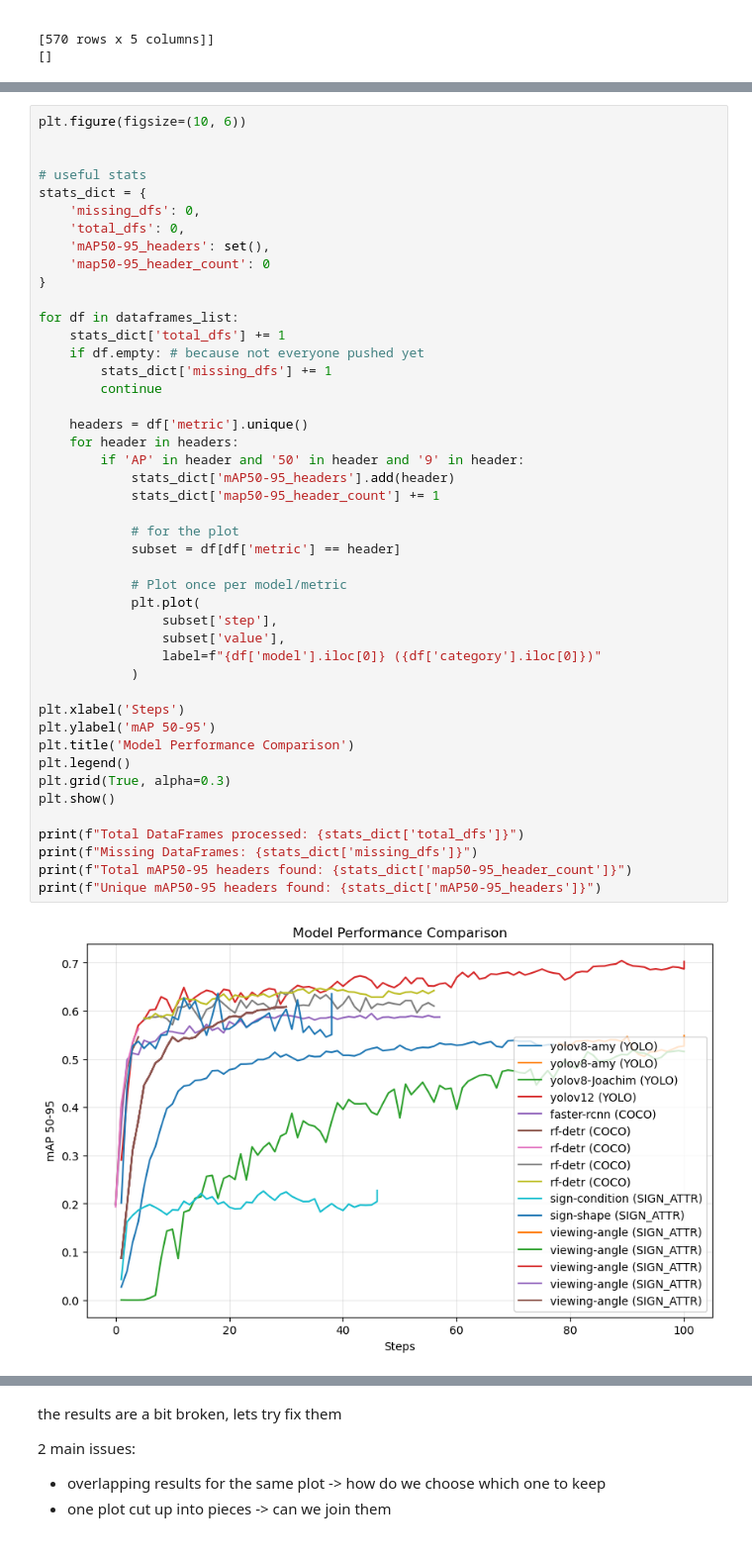
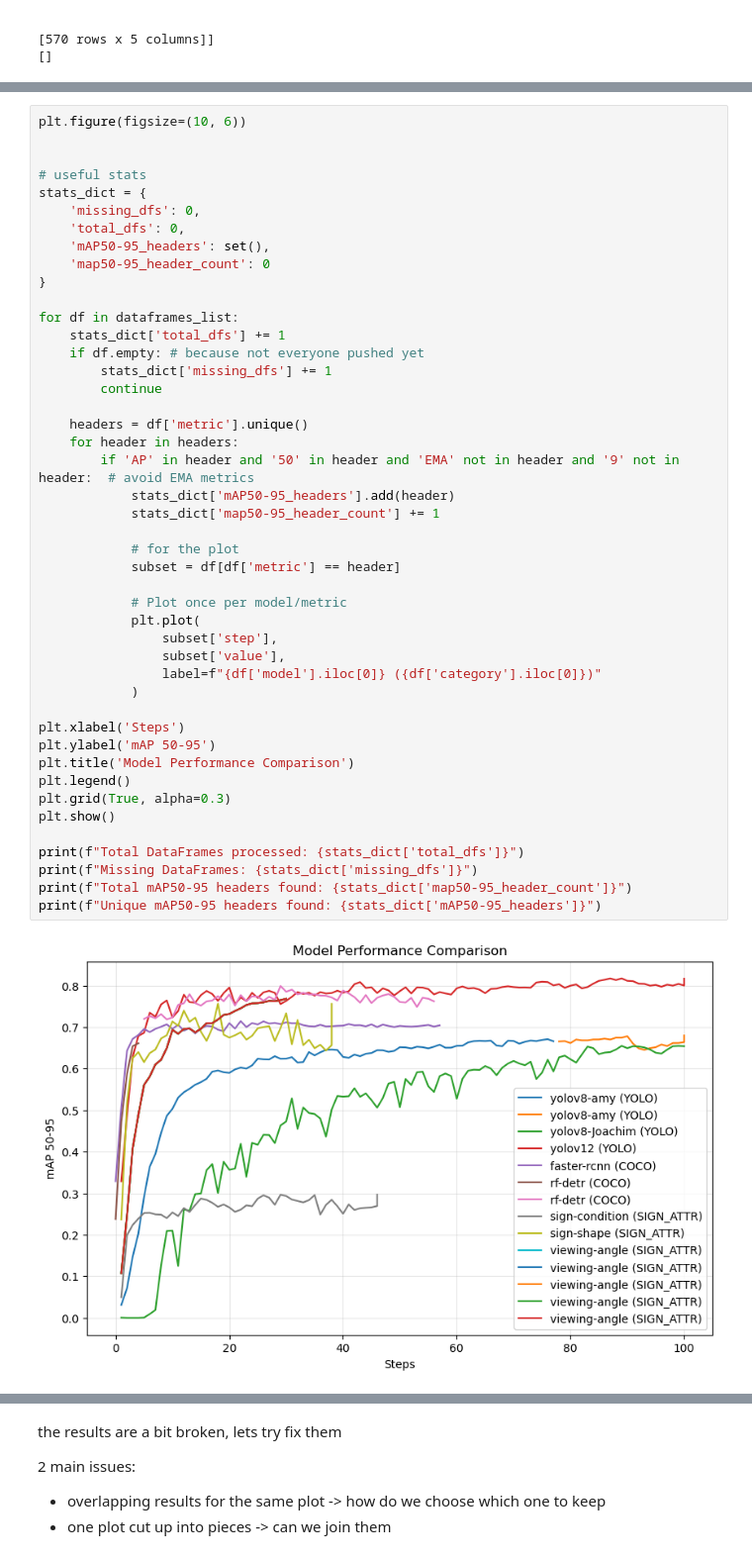
Before and after one commit to spiteriamy/ari3129-cv-group-project, a Jupyter notebook: 2c_results_comparison.ipynb, the cells around one changed output, grey strips where cells are left out. Shown at 99% size. Saved outputs shown, nothing was run; the diff lists cells and outputs as text.

```diff
--- a/2c_results_comparison.ipynb
+++ b/2c_results_comparison.ipynb
@@ -175,34 +175,34 @@ for df in dataframes_list:
         stats_dict['missing_dfs'] += 1
         continue
 
     headers = df['metric'].unique()
     for header in headers:
-        if 'AP' in header and '50' in header and '9' in header:
+        if 'AP' in header and '50' in header and 'EMA' not in header and '9' not in header:  # avoid EMA metrics
             stats_dict['mAP50-95_headers'].add(header)
             stats_dict['map50-95_header_count'] += 1
 
             # for the plot
             subset = df[df['metric'] == header]
 
             # Plot once per model/metric
             plt.plot(
                 subset['step'],
                 subset['value'],
                 label=f"{df['model'].iloc[0]} ({df['category'].iloc[0]})"
             )
 
 plt.xlabel('Steps')
 plt.ylabel('mAP 50-95')
 plt.title('Model Performance Comparison')
 plt.legend()
 plt.grid(True, alpha=0.3)
 plt.show()
 
 print(f"Total DataFrames processed: {stats_dict['total_dfs']}")
 print(f"Missing DataFrames: {stats_dict['missing_dfs']}")
 print(f"Total mAP50-95 headers found: {stats_dict['map50-95_header_count']}")
 print(f"Unique mAP50-95 headers found: {stats_dict['mAP50-95_headers']}")
 # %% [output]
-[figure, old version]
+[figure, new version]
 Total DataFrames processed: 14
 Missing DataFrames: 0
```
Also changed, not shown: parts of 4 cells of this notebook.
